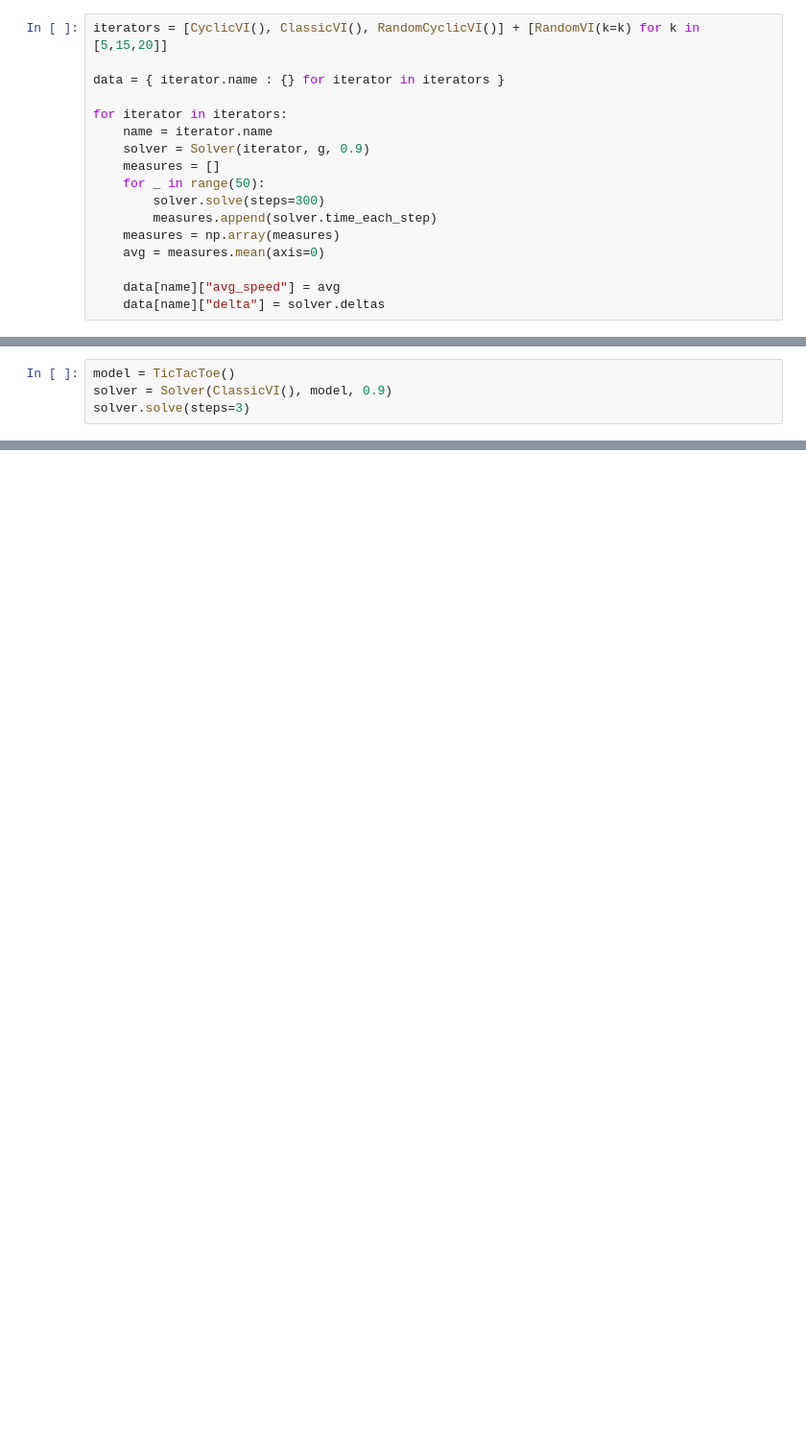
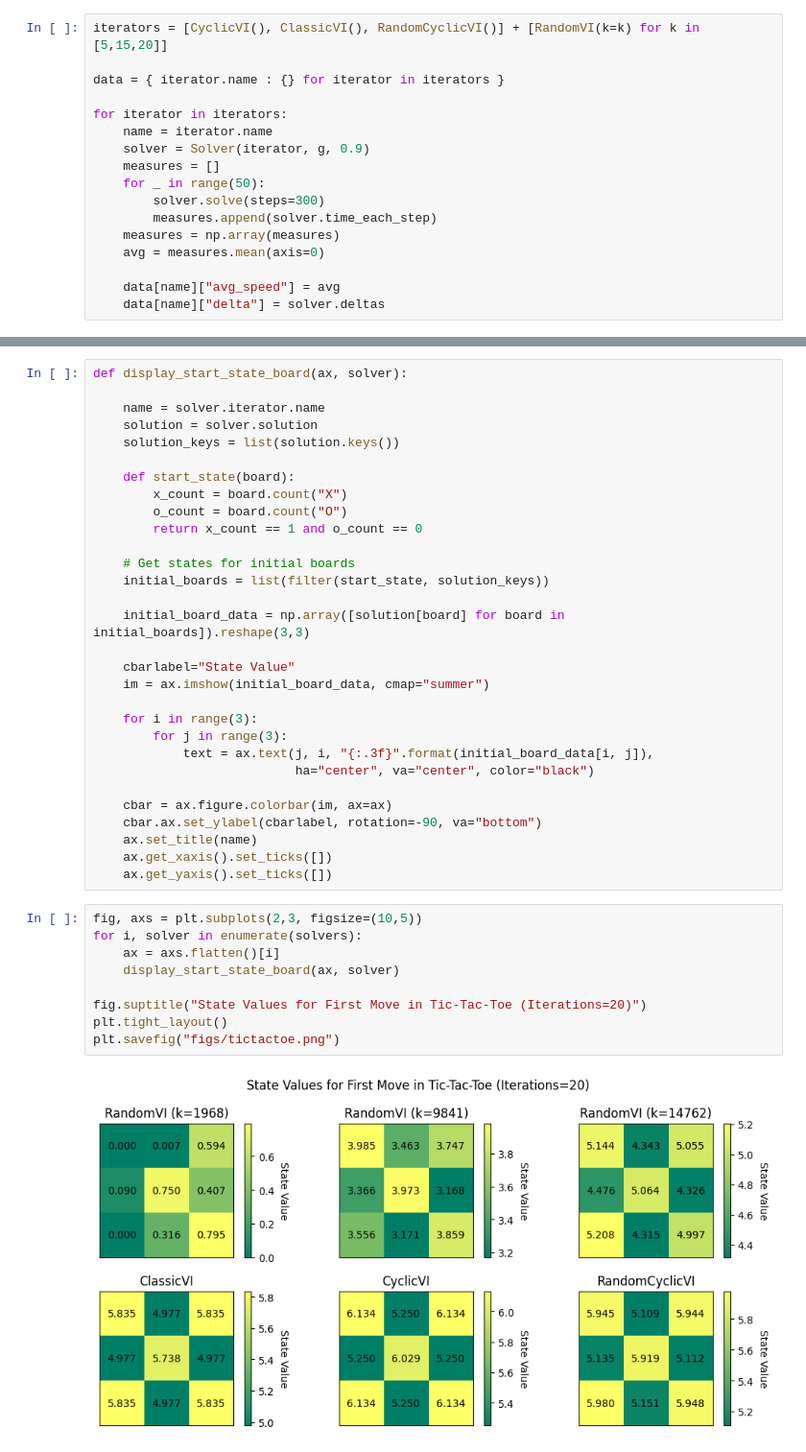
Before and after one commit to JordanTroutman/mse_211_project, a Jupyter notebook: Troutman Notebook.ipynb, the cells around one changed output, grey strips where cells are left out. Shown at 96% size. Cells and saved outputs as stored; diff of their text form; blank space fills up the shorter version.

```diff
--- a/Troutman Notebook.ipynb
+++ b/Troutman Notebook.ipynb
@@ -540,4 +99,0 @@ class Board:
-# %%
-model = TicTacToe()
-solver = Solver(ClassicVI(), model, 0.9)
-solver.solve(steps=3)
@@ -701,0 +113,41 @@ print(list(range(0,7,3)))
+# %%
+def display_start_state_board(ax, solver):
+
+    name = solver.iterator.name
+    solution = solver.solution
+    solution_keys = list(solution.keys())
+
+    def start_state(board):
+        x_count = board.count("X")
+        o_count = board.count("O")
+        return x_count == 1 and o_count == 0
+
+    # Get states for initial boards
+    initial_boards = list(filter(start_state, solution_keys))
+
+    initial_board_data = np.array([solution[board] for board in initial_boards]).reshape(3,3)
+
+    cbarlabel="State Value"
+    im = ax.imshow(initial_board_data, cmap="summer")
+
+    for i in range(3):
+        for j in range(3):
+            text = ax.text(j, i, "{:.3f}".format(initial_board_data[i, j]),
+                           ha="center", va="center", color="black")
+
+    cbar = ax.figure.colorbar(im, ax=ax)
+    cbar.ax.set_ylabel(cbarlabel, rotation=-90, va="bottom")
+    ax.set_title(name)
+    ax.get_xaxis().set_ticks([])
+    ax.get_yaxis().set_ticks([])
+# %%
+fig, axs = plt.subplots(2,3, figsize=(10,5))
+for i, solver in enumerate(solvers):
+    ax = axs.flatten()[i]
+    display_start_state_board(ax, solver)
+
+fig.suptitle("State Values for First Move in Tic-Tac-Toe (Iterations=20)")
+plt.tight_layout()
+plt.savefig("figs/tictactoe.png")
+# %% [output]
+[figure, added]
```
Also changed, not shown: parts of 24 cells of this notebook, 5 other files.
